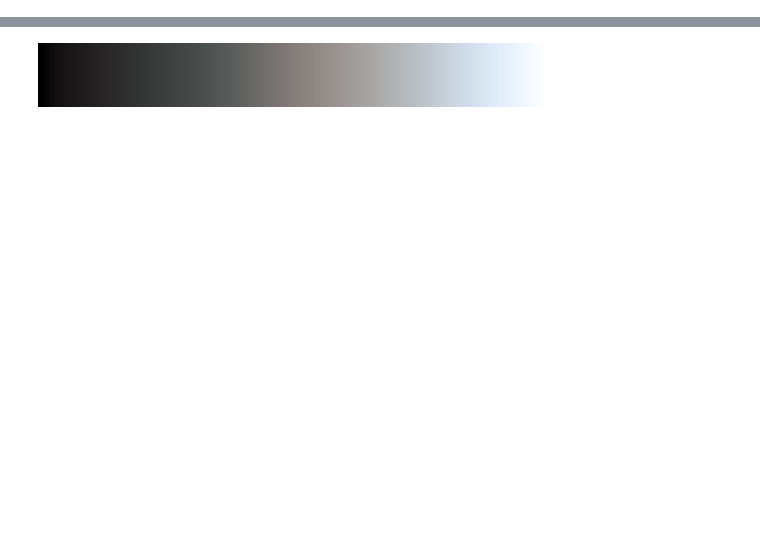
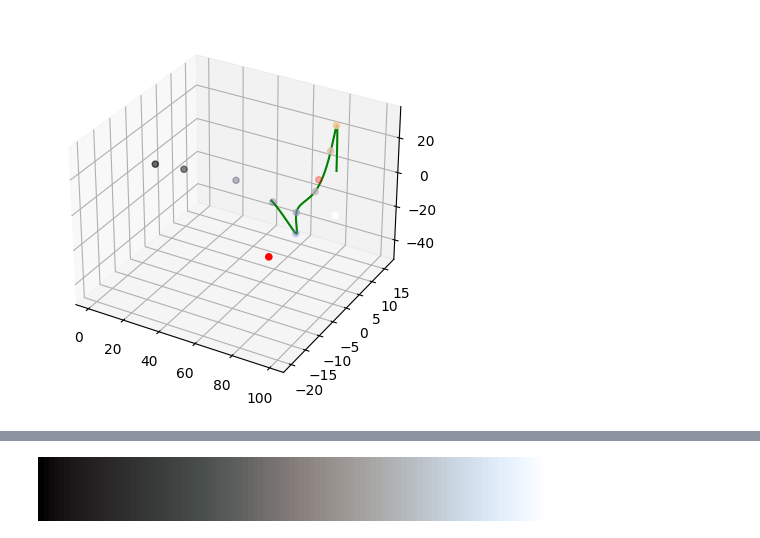
Before and after one commit to matthhong/cieran, a Jupyter notebook: ramping.ipynb, the cells around one changed output, grey strips where cells are left out. Saved outputs shown, nothing was run; the diff lists cells and outputs as text; code cells hidden in the pictures; blank space fills up the shorter version.

```diff
--- a/ramping.ipynb
+++ b/ramping.ipynb
@@ -23,3 +25,7 @@ Error:
+# %%
+cieran.plot()
+# %% [output]
+[figure, added]
 # %%
 import altair as alt
 from vega_datasets import data
```
Also changed, not shown: parts of 5 cells of this notebook, 4 other files.
